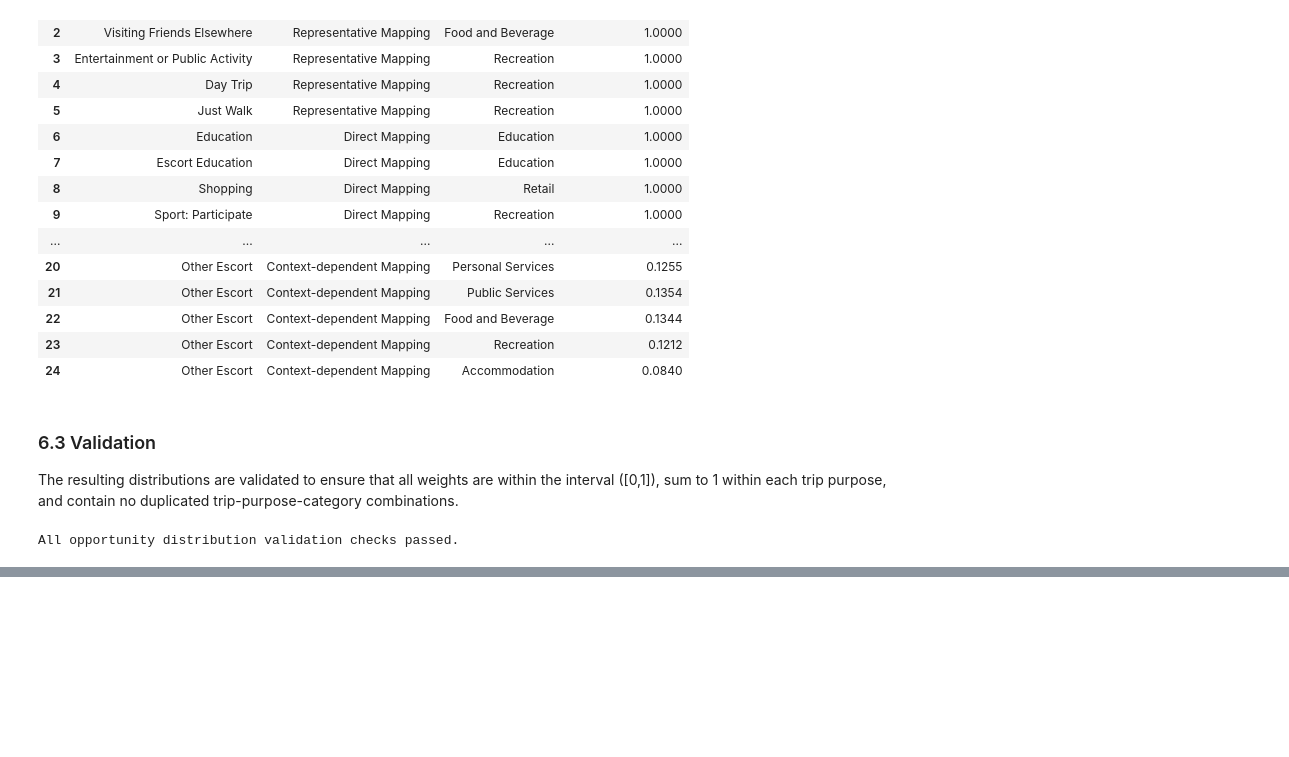
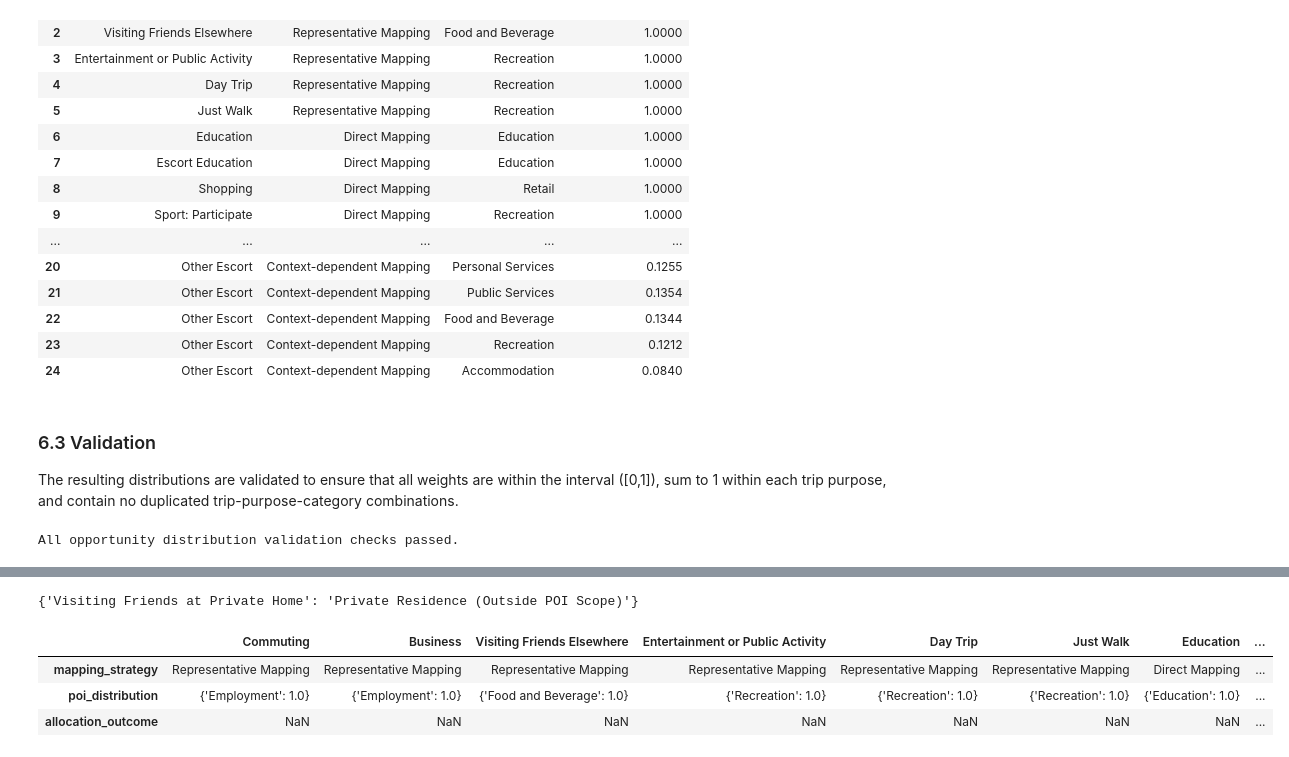
Before and after one commit to yuxinjiang1205/mobility-modelling-framework, a Jupyter notebook: notebooks/opportunity/opportunity_layer_construction.ipynb, the cells around one changed output, grey strips where cells are left out. Saved outputs shown, nothing was run; the diff lists cells and outputs as text; code cells hidden in the pictures; blank space fills up the shorter version.

Commit message:
Finish primary opportunity layer construction

```diff
--- a/notebooks/opportunity/opportunity_layer_construction.ipynb
+++ b/notebooks/opportunity/opportunity_layer_construction.ipynb
@@ -396,0 +405,45 @@ All opportunity distribution validation checks passed.
+# %%
+from ontology.TRIP_PURPOSE_TO_POI_MAPPING import EXCLUDED_DESTINATION_OUTCOMES
+
+EXCLUDED_DESTINATION_OUTCOMES
+# %% [output]
+{'Visiting Friends at Private Home': 'Private Residence (Outside POI Scope)'}
+# %%
+# Construct the complete opportunity-layer output
+opportunity_layer_output = {}
+
+for _, mapping_row in TRIP_PURPOSE_TO_POI_MAPPING.iterrows():
+
+    trip_purpose = mapping_row["Shared Trip Purpose"]
+    mapping_strategy = mapping_row["Mapping Strategy"]
+
+    purpose_distribution = opportunity_distribution[
+        opportunity_distribution["Shared Trip Purpose"]
+        == trip_purpose
+    ]
+
+    poi_distribution = {
+        row["POI Category"]: float(row["Opportunity Weight"])
+        for _, row in purpose_distribution.iterrows()
+    }
+
+    purpose_output = {
+        "mapping_strategy": mapping_strategy,
+        "poi_distribution": poi_distribution
+    }
+
+    # Record why an excluded purpose has no POI allocation
+    if trip_purpose in EXCLUDED_DESTINATION_OUTCOMES:
+        purpose_output["allocation_outcome"] = (
+            EXCLUDED_DESTINATION_OUTCOMES[trip_purpose]
+        )
+
+    opportunity_layer_output[trip_purpose] = purpose_output
+
+
+pd.DataFrame(opportunity_layer_output)
+# %% [output]
+|  | Commuting | Business | Visiting Friends Elsewhere | Entertainment or Public Activity | Day Trip | Just Walk | Education | ... |
+| mapping_strategy | Representative Mapping | Representative Mapping | Representative Mapping | Representative Mapping | Representative Mapping | Representative Mapping | Direct Mapping | ... |
+| poi_distribution | {'Employment': 1.0} | {'Employment': 1.0} | {'Food and Beverage': 1.0} | {'Recreation': 1.0} | {'Recreation': 1.0} | {'Recreation': 1.0} | {'Education': 1.0} | ... |
+| allocation_outcome | NaN | NaN | NaN | NaN | NaN | NaN | NaN | ... |
```
Also changed, not shown: parts of 7 cells of this notebook, 1 other file.
